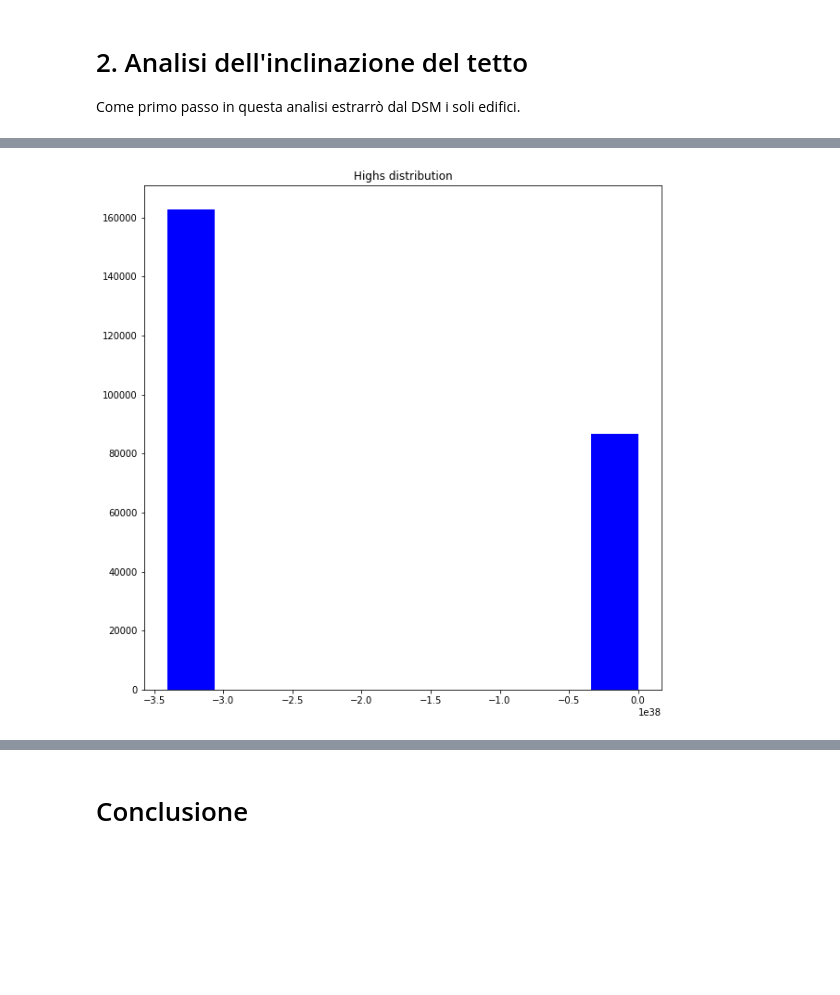
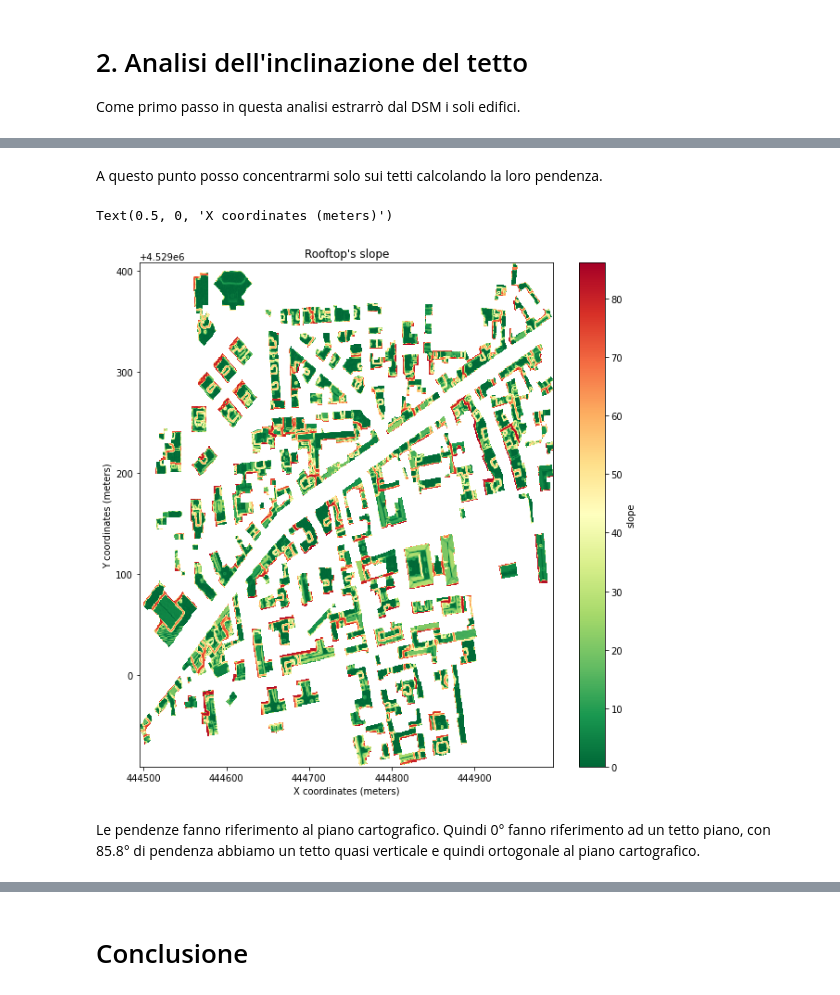
Before and after one commit to MaxDragonheart/PyGIS-Blog, a Jupyter notebook: _notebooks/2022-05-21-verificare-il-potenziale-fotovoltaico-di-un-tetto.ipynb, the cells around one changed output, grey strips where cells are left out. Saved outputs shown, nothing was run; the diff lists cells and outputs as text; code cells hidden in the pictures; blank space fills up the shorter version.

```diff
--- a/_notebooks/2022-05-21-verificare-il-potenziale-fotovoltaico-di-un-tetto.ipynb
+++ b/_notebooks/2022-05-21-verificare-il-potenziale-fotovoltaico-di-un-tetto.ipynb
@@ -163,8 +133,20 @@ plt.show()
-# %%
-fig, ax = plt.subplots(figsize=(10, 10))
-raster_clipped.plot.hist(color="blue", bins=10)
-ax.set_title("Highs distribution")
-#ax.set_axis_off()
-plt.show()
-# %% [output]
-[figure, removed]
+# %% [markdown]
+A questo punto posso concentrarmi solo sui tetti calcolando la loro pendenza.
+# %%
+rooftop_slope = slope(raster_clipped)
+#rooftop_slope.rio.to_raster('/home/max/DEV/test-data/output-data/slope.tif', driver="GTiff")
+
+fig, ax = plt.subplots(figsize=(10, 10))
+colormap = plt.cm.get_cmap('RdYlGn')
+
+rooftop_slope.plot.imshow(
+    cmap=colormap.reversed(),
+)
+plt.title("Rooftop's slope")
+plt.ylabel("Y coordinates (meters)")
+plt.xlabel("X coordinates (meters)")
+# %% [output]
+Text(0.5, 0, 'X coordinates (meters)')
+[figure, added]
+# %% [markdown]
+Le pendenze fanno riferimento al piano cartografico. Quindi 0° fanno riferimento ad un tetto piano, con 85.8° di pendenza abbiamo un tetto quasi verticale e quindi ortogonale al piano cartografico.
```
Also changed, not shown: parts of 6 cells of this notebook.
